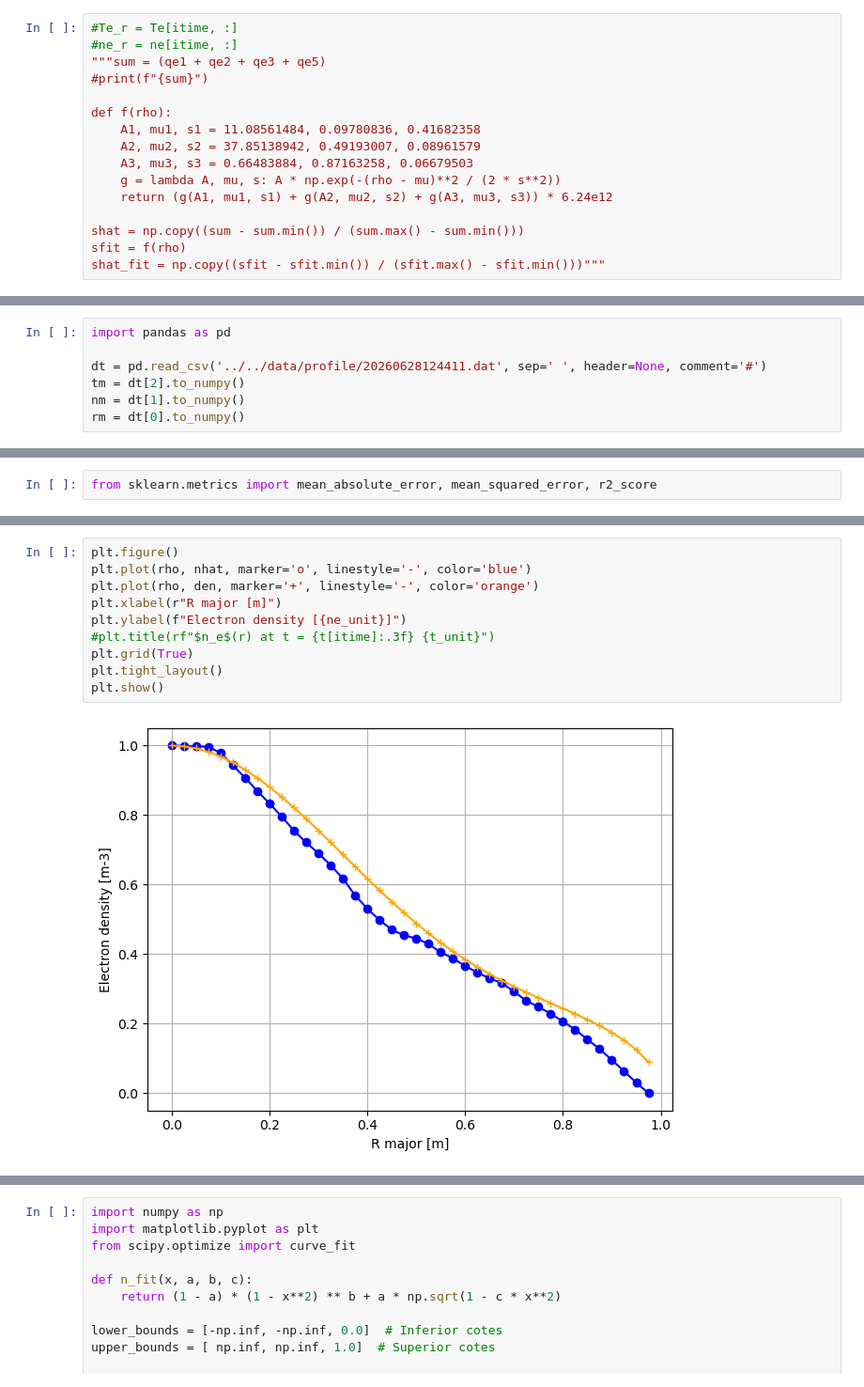
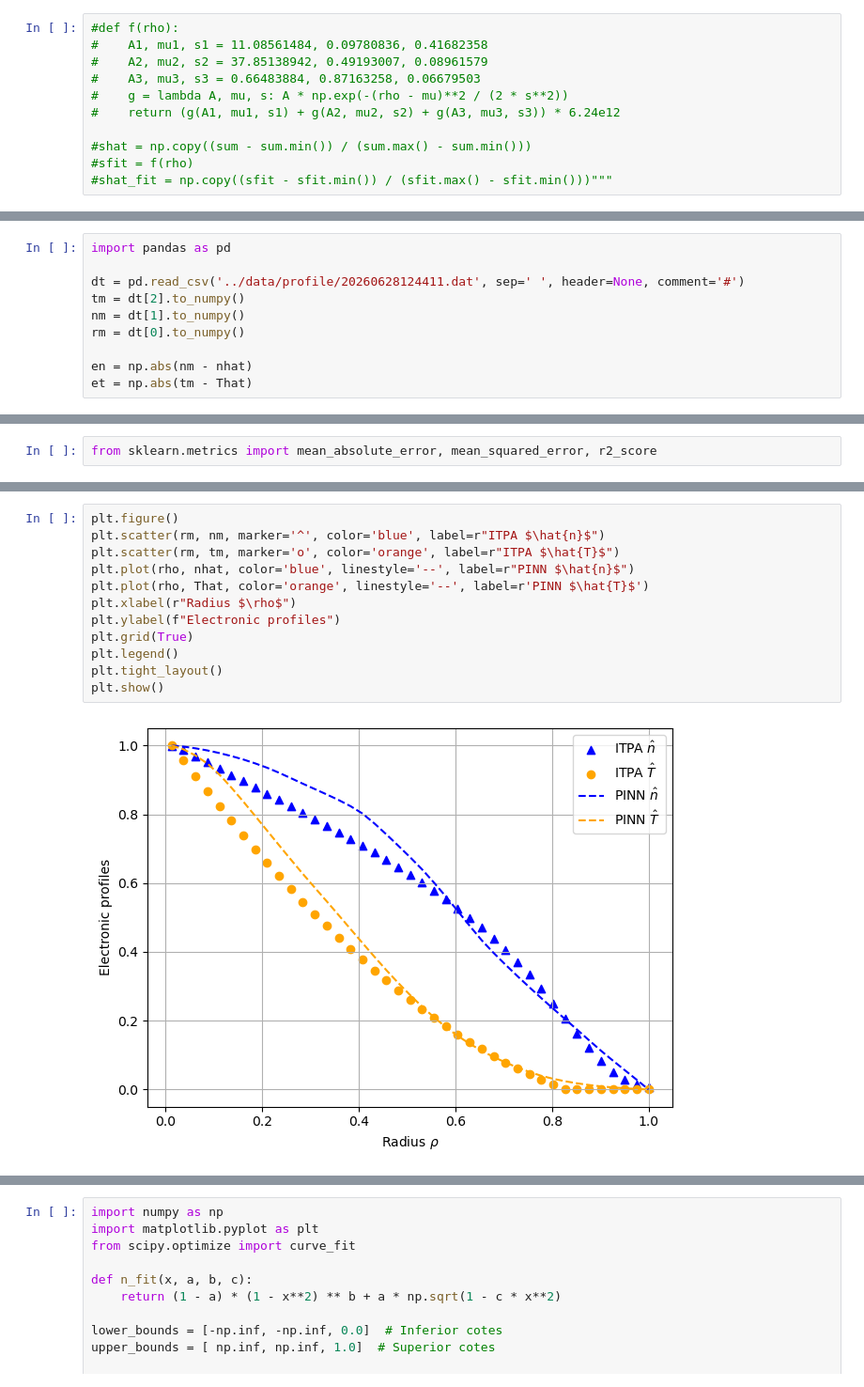
Before and after one commit to Aaron299792/Physics-informed-neural-network-in-1D-transport-model, a Jupyter notebook: test_notebooks/MDSplusProfiles.ipynb, the cells around one changed output, grey strips where cells are left out. Shown at 94% size. Cells and saved outputs as stored; diff of their text form.

```diff
--- a/test_notebooks/MDSplusProfiles.ipynb
+++ b/test_notebooks/MDSplusProfiles.ipynb
@@ -104,16 +41,11 @@ print(f'{max:.2e}')
 # %%
-#Te_r = Te[itime, :]
-#ne_r = ne[itime, :]
-"""sum = (qe1 + qe2 + qe3 + qe5)
-#print(f"{sum}")
+#def f(rho):
+#    A1, mu1, s1 = 11.08561484, 0.09780836, 0.41682358
+#    A2, mu2, s2 = 37.85138942, 0.49193007, 0.08961579
+#    A3, mu3, s3 = 0.66483884, 0.87163258, 0.06679503
+#    g = lambda A, mu, s: A * np.exp(-(rho - mu)**2 / (2 * s**2))
+#    return (g(A1, mu1, s1) + g(A2, mu2, s2) + g(A3, mu3, s3)) * 6.24e12
 
-def f(rho):
-    A1, mu1, s1 = 11.08561484, 0.09780836, 0.41682358
-    A2, mu2, s2 = 37.85138942, 0.49193007, 0.08961579
-    A3, mu3, s3 = 0.66483884, 0.87163258, 0.06679503
-    g = lambda A, mu, s: A * np.exp(-(rho - mu)**2 / (2 * s**2))
-    return (g(A1, mu1, s1) + g(A2, mu2, s2) + g(A3, mu3, s3)) * 6.24e12
-
-shat = np.copy((sum - sum.min()) / (sum.max() - sum.min()))
-sfit = f(rho)
-shat_fit = np.copy((sfit - sfit.min()) / (sfit.max() - sfit.min()))"""
+#shat = np.copy((sum - sum.min()) / (sum.max() - sum.min()))
+#sfit = f(rho)
+#shat_fit = np.copy((sfit - sfit.min()) / (sfit.max() - sfit.min()))"""
@@ -122,7 +52,10 @@ shat_fit = np.copy((sfit - sfit.min()) / (sfit.max() - sfit.min()))"""
 # %%
 import pandas as pd
 
-dt = pd.read_csv('../../data/profile/20260628124411.dat', sep=' ', header=None, comment='#')
+dt = pd.read_csv('../data/profile/20260628124411.dat', sep=' ', header=None, comment='#')
 tm = dt[2].to_numpy()
 nm = dt[1].to_numpy()
 rm = dt[0].to_numpy()
+
+en = np.abs(nm - nhat)
+et = np.abs(tm - That)
@@ -163,14 +93,16 @@ np.mean(tm - That)
 -0.03487244521712147
 # %%
 plt.figure()
-plt.plot(rho, nhat, marker='o', linestyle='-', color='blue')
-plt.plot(rho, den, marker='+', linestyle='-', color='orange')
-plt.xlabel(r"R major [m]")
-plt.ylabel(f"Electron density [{ne_unit}]")
-#plt.title(rf"$n_e$(r) at t = {t[itime]:.3f} {t_unit}")
+plt.scatter(rm, nm, marker='^', color='blue', label=r"ITPA $\hat{n}$")
+plt.scatter(rm, tm, marker='o', color='orange', label=r"ITPA $\hat{T}$")
+plt.plot(rho, nhat, color='blue', linestyle='--', label=r"PINN $\hat{n}$")
+plt.plot(rho, That, color='orange', linestyle='--', label=r'PINN $\hat{T}$')
+plt.xlabel(r"Radius $\rho$")
+plt.ylabel(f"Electronic profiles")
 plt.grid(True)
+plt.legend()
 plt.tight_layout()
 plt.show()
 # %% [output]
-[figure, old version]
+[figure, new version]
 # %%
```
Also changed, not shown: parts of 18 cells of this notebook.
